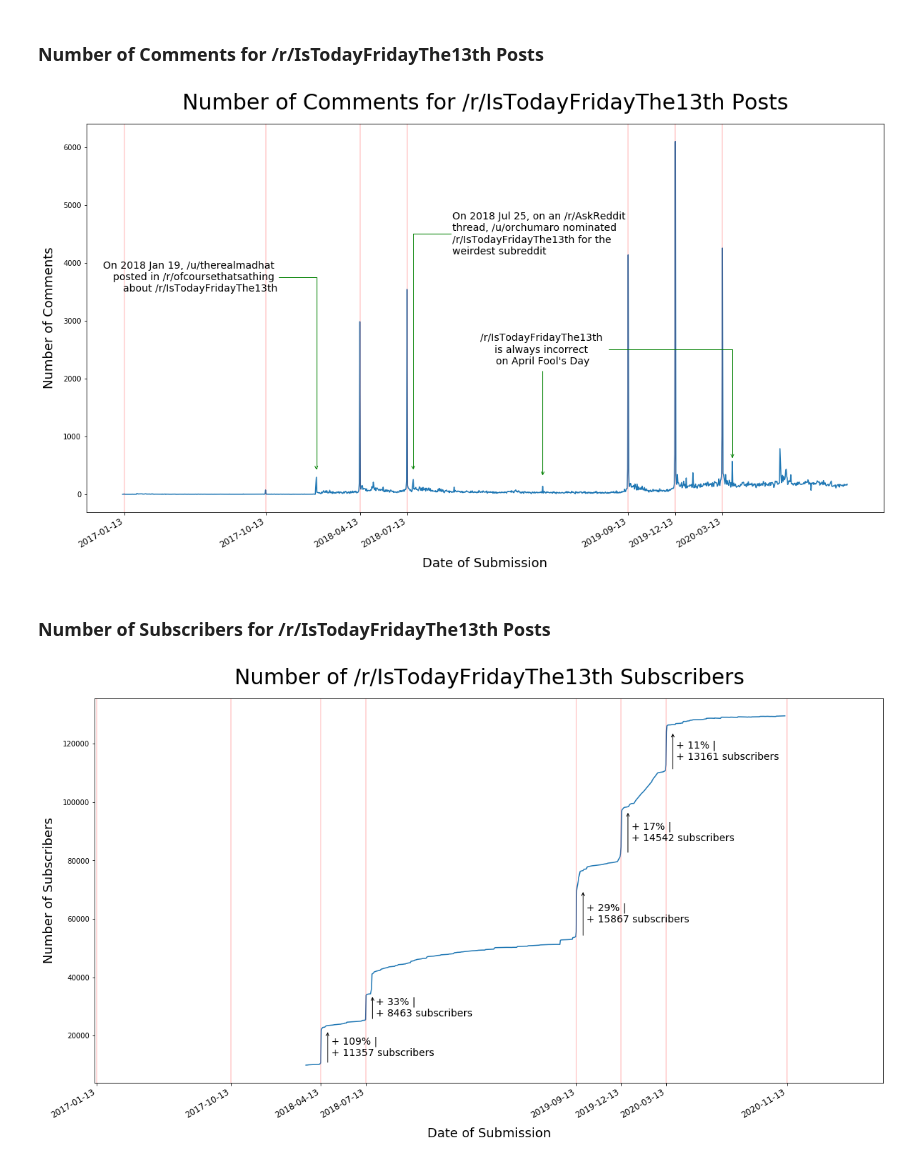
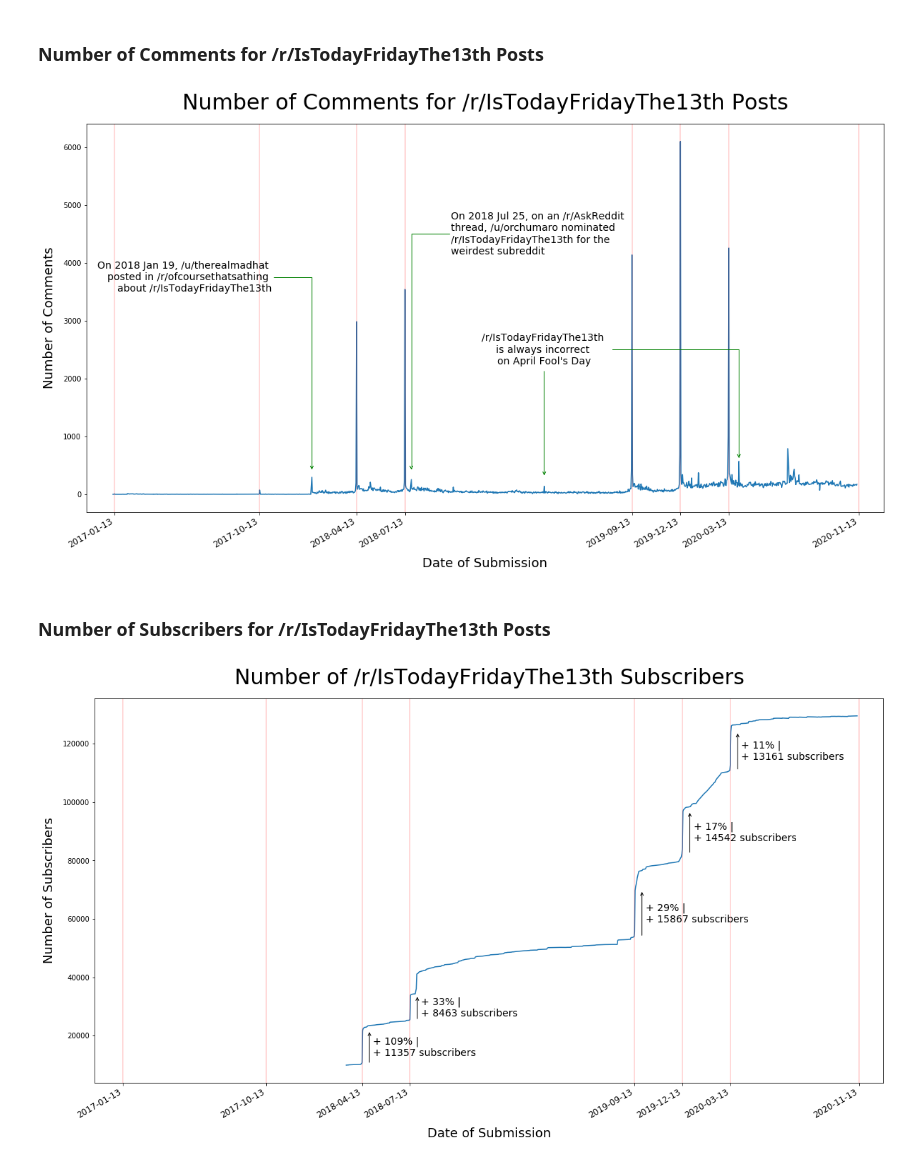
Before and after one commit to francislin96/IsTodayFridayThe13th, a Jupyter notebook: IsTodayFridayThe13th.ipynb, the cells around one changed output. Drawn from its saved outputs; the diff is of its cells as text; code cells hidden in the pictures.

Commit message:
align images

```diff
--- a/IsTodayFridayThe13th.ipynb
+++ b/IsTodayFridayThe13th.ipynb
@@ -181,6 +181,7 @@ df_total.to_csv("df_total.csv", index=False)
 # %%
 # set up figure size
 fig, ax = plt.subplots(figsize=(20,10))
+plt.xlim([add_days(df_total['date'].iloc[0], -50), add_days(df_total['date'].iloc[-1], 50)])
 
 # figure metadata
 ax.set_title('Popularity of /r/IsTodayFridayThe13th Posts', fontsize= 30, pad=20)
@@ -191,7 +192,7 @@ plt.ylabel('Number of Upvotes', fontsize= 18, labelpad=10)
 ax.plot(df_total.date, df_total.score)
 
 # lines for Friday the 13th
-friday_the_13ths = get_friday_the_13ths()
+friday_the_13ths = get_friday_the_13ths(end_date=add_days(df_total['date'].iloc[-1], 50))
 for i in friday_the_13ths:
     plt.axvline(i, color='r', alpha=0.2)
 plt.xticks(friday_the_13ths, rotation=30, ha='right', fontsize=12)
@@ -228,6 +229,7 @@ plt.show()
 # %%
 # set up figure size
 fig, ax = plt.subplots(figsize=(20,10))
+plt.xlim([add_days(df_total['date'].iloc[0], -50), add_days(df_total['date'].iloc[-1], 50)])
 
 # figure metadata
 ax.set_title('Number of Comments for /r/IsTodayFridayThe13th Posts', fontsize= 30, pad=20)
@@ -238,7 +240,7 @@ plt.ylabel('Number of Comments', fontsize= 18, labelpad=10)
 ax.plot(df_total.date, df_total.num_comments)
 
 # lines for Friday the 13th
-friday_the_13ths = get_friday_the_13ths()
+friday_the_13ths = get_friday_the_13ths(end_date=add_days(df_total['date'].iloc[-1], 50))
 for i in friday_the_13ths:
     plt.axvline(i, color='r', alpha=0.2)
 plt.xticks(friday_the_13ths, rotation=30, ha='right', fontsize=12)
@@ -269,44 +271,44 @@ plt.savefig('IsTodayFridayThe13thComments.png')
 # show plot
 plt.show()
 # %% [output]
-[figure, old version]
+[figure, new version]
 # %% [markdown]
 ### Number of Subscribers for /r/IsTodayFridayThe13th Posts
 # %%
 # set up figure size
 fig, ax = plt.subplots(figsize=(20,10))
-plt.xlim([df_total['date'].iloc[0], add_days(df_total['date'].iloc[-1], 200)])
+plt.xlim([add_days(df_total['date'].iloc[0], -50), add_days(df_total['date'].iloc[-1], 50)])
 
 # figure metadata
 ax.set_title('Number of /r/IsTodayFridayThe13th Subscribers', fontsize= 30, pad=20)
 plt.xlabel('Date of Submission', fontsize= 18, labelpad=10)
 plt.ylabel('Number of Subscribers', fontsize= 18, labelpad=10)
 
 # plot subscriber data
 ax.plot(df_total.date, df_total.subreddit_subscribers)
 
 # lines for Friday the 13th
-friday_the_13ths = get_friday_the_13ths(end_date=add_days(df_total['date'].iloc[-1], 200))
+friday_the_13ths = get_friday_the_13ths(end_date=add_days(df_total['date'].iloc[-1], 50))
 for i in friday_the_13ths:
     plt.axvline(i, color='r', alpha=0.2)
 plt.xticks(friday_the_13ths, rotation=30, ha='right', fontsize=12)
 
 # annotations for Friday the 13ths
 for idx, d in enumerate(get_friday_the_13ths(start_date='2018-04-01')):
     # get number of subs before and after Friday the 13th
     d1_subs = df_total[df_total['date'] == add_days(d, -1)].iloc[0]['subreddit_subscribers']
     d2_subs = df_total[df_total['date'] == add_days(d, 1)].iloc[0]['subreddit_subscribers']
     # annotate
     plt.annotate('', xy=(add_days(d, 14), d1_subs), xycoords='data',
                  xytext=(add_days(d, 14), d2_subs), textcoords='data',
                  arrowprops=dict(arrowstyle='<-', color='0', connectionstyle='angle3,angleA=0,angleB=90'))
     plt.annotate('+ {}% |\n+ {} subscribers'.format(int(100*(d2_subs-d1_subs)/d1_subs),int(d2_subs-d1_subs)),
                  xy=(add_days(d, 21), np.mean([d1_subs, d2_subs])), va='center', ha='left', fontsize=14)
 
 # save figure
 plt.savefig('IsTodayFridayThe13thSubscribers.png')
 
 # show plot
 plt.show()
 # %% [output]
-[figure, old version]
+[figure, new version]
```
Also changed, not shown: parts of 1 cell of this notebook, 3 other files.
